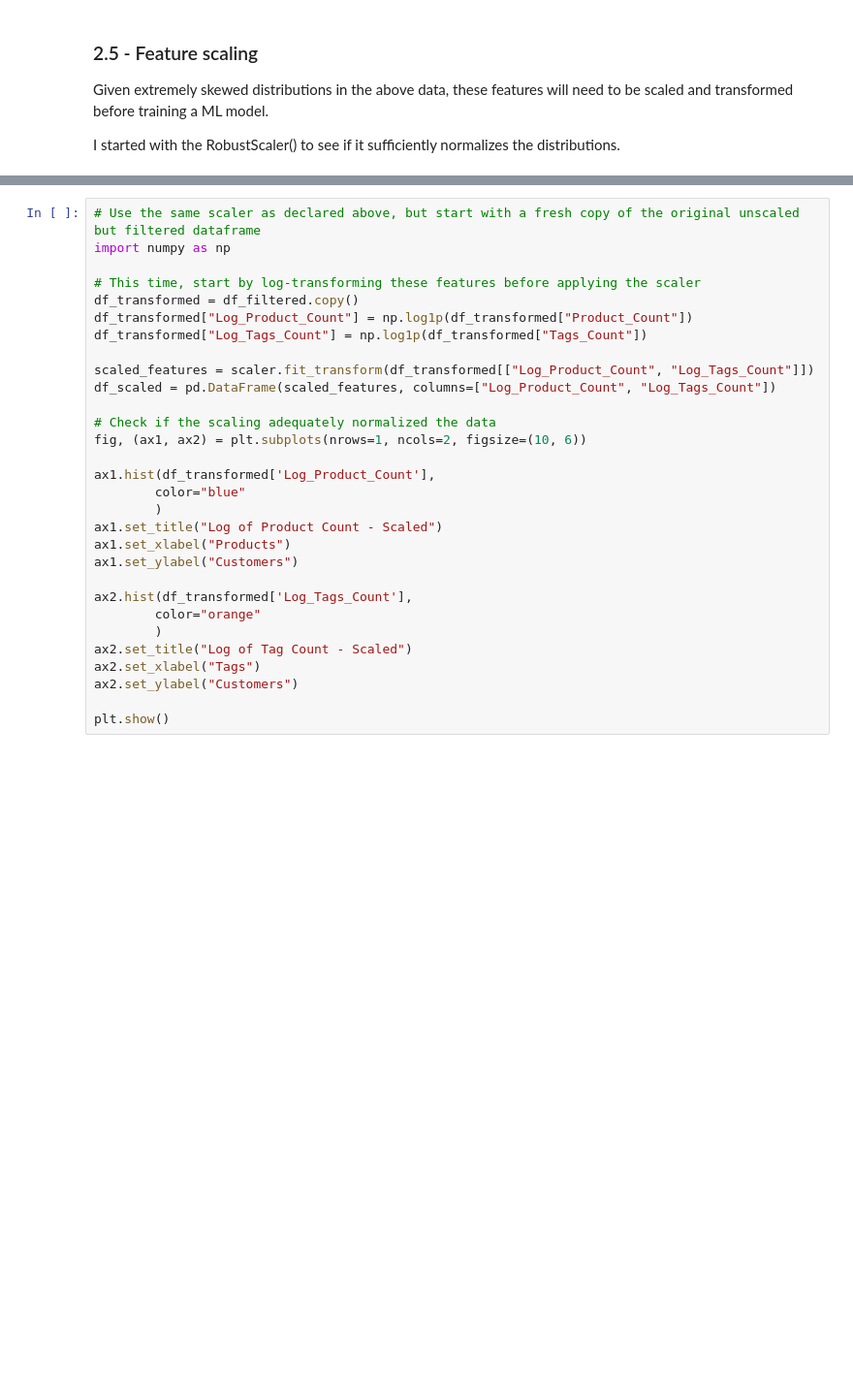
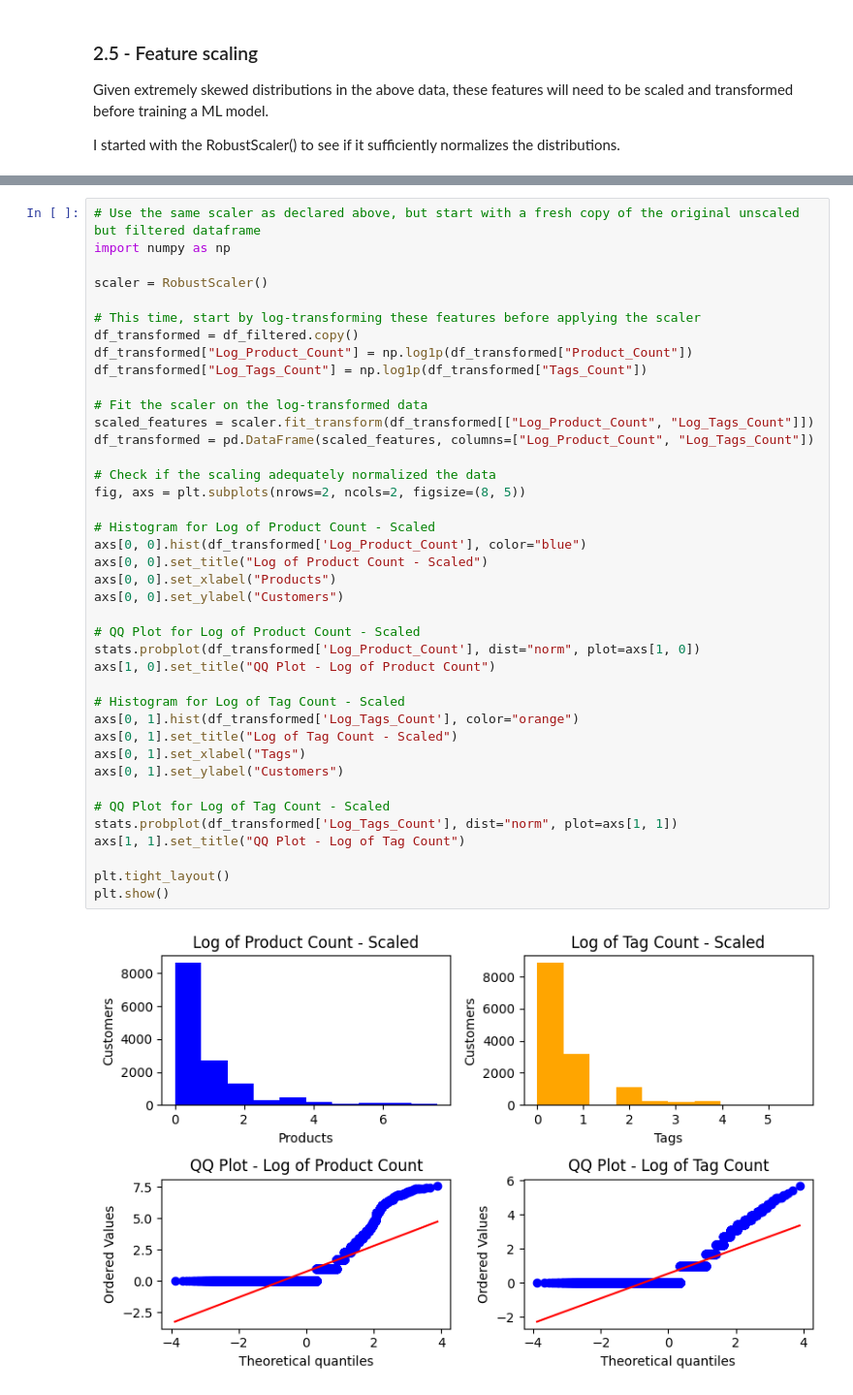
Before and after one commit to nkeblawi/nk-cust-segmentation, a Jupyter notebook: notebooks/nk-cust-segmentation-report.ipynb, the cells around one changed output, grey strips where cells are left out. Shown at 97% size. Drawn from its saved outputs; the diff is of its cells as text; blank space fills up the shorter version.

```diff
--- a/notebooks/nk-cust-segmentation-report.ipynb
+++ b/notebooks/nk-cust-segmentation-report.ipynb
@@ -259,31 +367,43 @@ Next, I will try logarithmic transformation to see if I can get a more normal di
 # %%
 # Use the same scaler as declared above, but start with a fresh copy of the original unscaled but filtered dataframe
 import numpy as np
+
+scaler = RobustScaler()
 
 # This time, start by log-transforming these features before applying the scaler
 df_transformed = df_filtered.copy()
 df_transformed["Log_Product_Count"] = np.log1p(df_transformed["Product_Count"])
 df_transformed["Log_Tags_Count"] = np.log1p(df_transformed["Tags_Count"])
 
+# Fit the scaler on the log-transformed data
 scaled_features = scaler.fit_transform(df_transformed[["Log_Product_Count", "Log_Tags_Count"]])
-df_scaled = pd.DataFrame(scaled_features, columns=["Log_Product_Count", "Log_Tags_Count"])
+df_transformed = pd.DataFrame(scaled_features, columns=["Log_Product_Count", "Log_Tags_Count"])
 
 # Check if the scaling adequately normalized the data
-fig, (ax1, ax2) = plt.subplots(nrows=1, ncols=2, figsize=(10, 6))
+fig, axs = plt.subplots(nrows=2, ncols=2, figsize=(8, 5))
 
-ax1.hist(df_transformed['Log_Product_Count'],
-        color="blue"
-        )
-ax1.set_title("Log of Product Count - Scaled")
-ax1.set_xlabel("Products")
-ax1.set_ylabel("Customers")
+# Histogram for Log of Product Count - Scaled
+axs[0, 0].hist(df_transformed['Log_Product_Count'], color="blue")
+axs[0, 0].set_title("Log of Product Count - Scaled")
+axs[0, 0].set_xlabel("Products")
+axs[0, 0].set_ylabel("Customers")
 
-ax2.hist(df_transformed['Log_Tags_Count'],
-        color="orange"
-        )
-ax2.set_title("Log of Tag Count - Scaled")
-ax2.set_xlabel("Tags")
-ax2.set_ylabel("Customers")
+# QQ Plot for Log of Product Count - Scaled
+stats.probplot(df_transformed['Log_Product_Count'], dist="norm", plot=axs[1, 0])
+axs[1, 0].set_title("QQ Plot - Log of Product Count")
 
+# Histogram for Log of Tag Count - Scaled
+axs[0, 1].hist(df_transformed['Log_Tags_Count'], color="orange")
+axs[0, 1].set_title("Log of Tag Count - Scaled")
+axs[0, 1].set_xlabel("Tags")
+axs[0, 1].set_ylabel("Customers")
+
+# QQ Plot for Log of Tag Count - Scaled
+stats.probplot(df_transformed['Log_Tags_Count'], dist="norm", plot=axs[1, 1])
+axs[1, 1].set_title("QQ Plot - Log of Tag Count")
+
+plt.tight_layout()
 plt.show()
+# %% [output]
+[figure, added]
 # %% [markdown]
```
Also changed, not shown: parts of 11 cells of this notebook, 1 other file.
